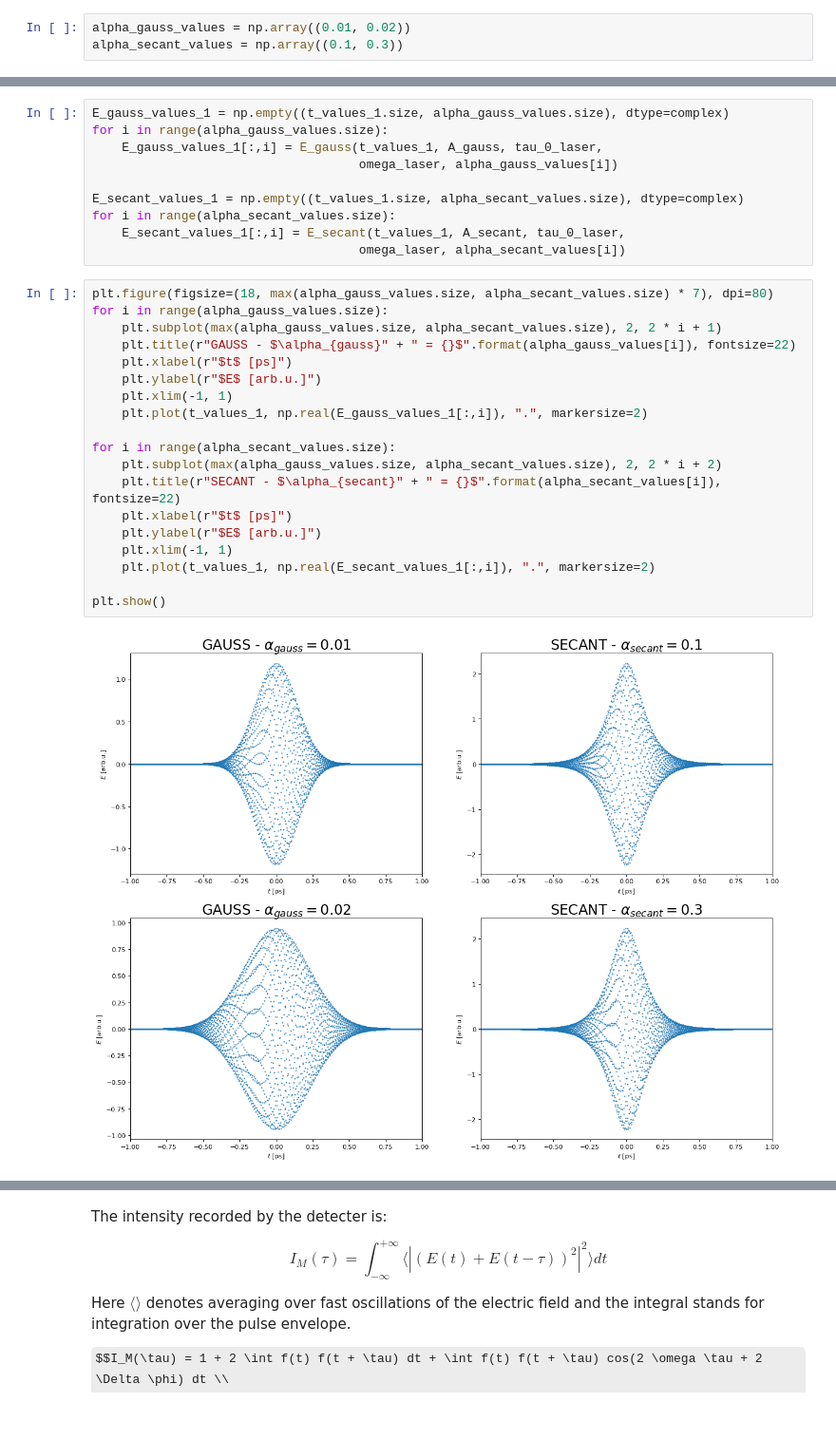
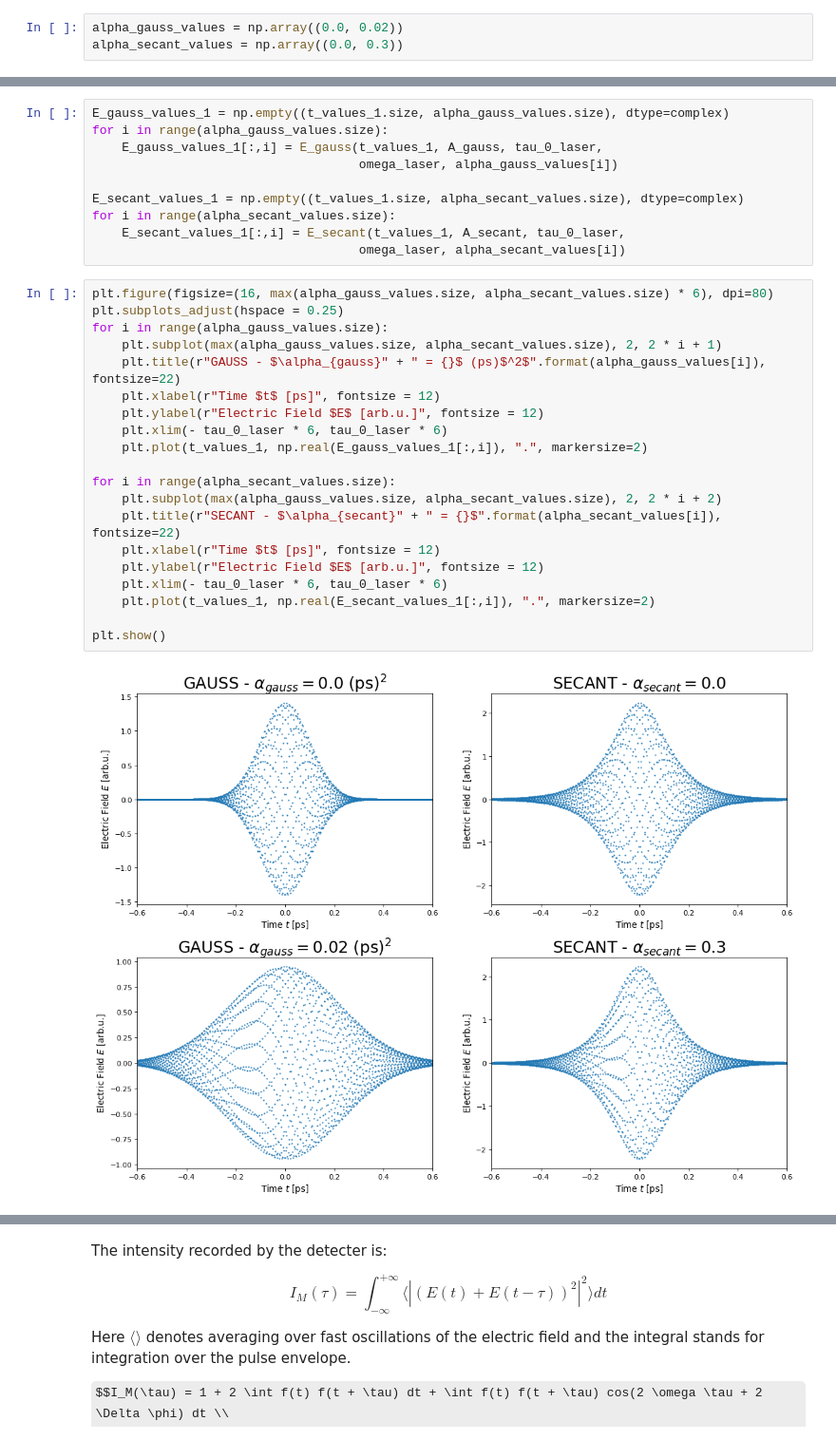
Before and after one commit to JKU-HFP/Chirp-Diagnostic, a Jupyter notebook: Simulating_IAC_MOSAIC_of_chirped_Laser.ipynb, the cells around one changed output, grey strips where cells are left out. Shown: that part at 95% size. Drawn from its saved outputs; the diff is of its cells as text; some formulas as TeX source.

```diff
--- a/Simulating_IAC_MOSAIC_of_chirped_Laser.ipynb
+++ b/Simulating_IAC_MOSAIC_of_chirped_Laser.ipynb
@@ -63,6 +63,6 @@ We calculate E for different $\alpha$ in (ps)$^2$.
 # %%
-alpha_gauss_values = np.array((0.01, 0.02))
-alpha_secant_values = np.array((0.1, 0.3))
+alpha_gauss_values = np.array((0.0, 0.02))
+alpha_secant_values = np.array((0.0, 0.3))
 # %% [markdown]
 Calculate $A$-arrays so that $\int f(t) dt = 1$
 # %%
@@ -84,23 +84,24 @@ for i in range(alpha_secant_values.size):
     E_secant_values_1[:,i] = E_secant(t_values_1, A_secant, tau_0_laser,
                                     omega_laser, alpha_secant_values[i])
 # %%
-plt.figure(figsize=(18, max(alpha_gauss_values.size, alpha_secant_values.size) * 7), dpi=80)
+plt.figure(figsize=(16, max(alpha_gauss_values.size, alpha_secant_values.size) * 6), dpi=80)
+plt.subplots_adjust(hspace = 0.25)
 for i in range(alpha_gauss_values.size):
     plt.subplot(max(alpha_gauss_values.size, alpha_secant_values.size), 2, 2 * i + 1)
-    plt.title(r"GAUSS - $\alpha_{gauss}" + " = {}$".format(alpha_gauss_values[i]), fontsize=22)
-    plt.xlabel(r"$t$ [ps]")
-    plt.ylabel(r"$E$ [arb.u.]")
-    plt.xlim(-1, 1)
+    plt.title(r"GAUSS - $\alpha_{gauss}" + " = {}$ (ps)$^2$".format(alpha_gauss_values[i]), fontsize=22)
+    plt.xlabel(r"Time $t$ [ps]", fontsize = 12)
+    plt.ylabel(r"Electric Field $E$ [arb.u.]", fontsize = 12)
+    plt.xlim(- tau_0_laser * 6, tau_0_laser * 6)
     plt.plot(t_values_1, np.real(E_gauss_values_1[:,i]), ".", markersize=2)
 
 for i in range(alpha_secant_values.size):
     plt.subplot(max(alpha_gauss_values.size, alpha_secant_values.size), 2, 2 * i + 2)
     plt.title(r"SECANT - $\alpha_{secant}" + " = {}$".format(alpha_secant_values[i]), fontsize=22)
-    plt.xlabel(r"$t$ [ps]")
-    plt.ylabel(r"$E$ [arb.u.]")
-    plt.xlim(-1, 1)
+    plt.xlabel(r"Time $t$ [ps]", fontsize = 12)
+    plt.ylabel(r"Electric Field $E$ [arb.u.]", fontsize = 12)
+    plt.xlim(- tau_0_laser * 6, tau_0_laser * 6)
     plt.plot(t_values_1, np.real(E_secant_values_1[:,i]), ".", markersize=2)
 
 plt.show()
 # %% [output]
-[figure, old version]
+[figure, new version]
```
Also changed, not shown: parts of 13 cells of this notebook, 2 other files.
